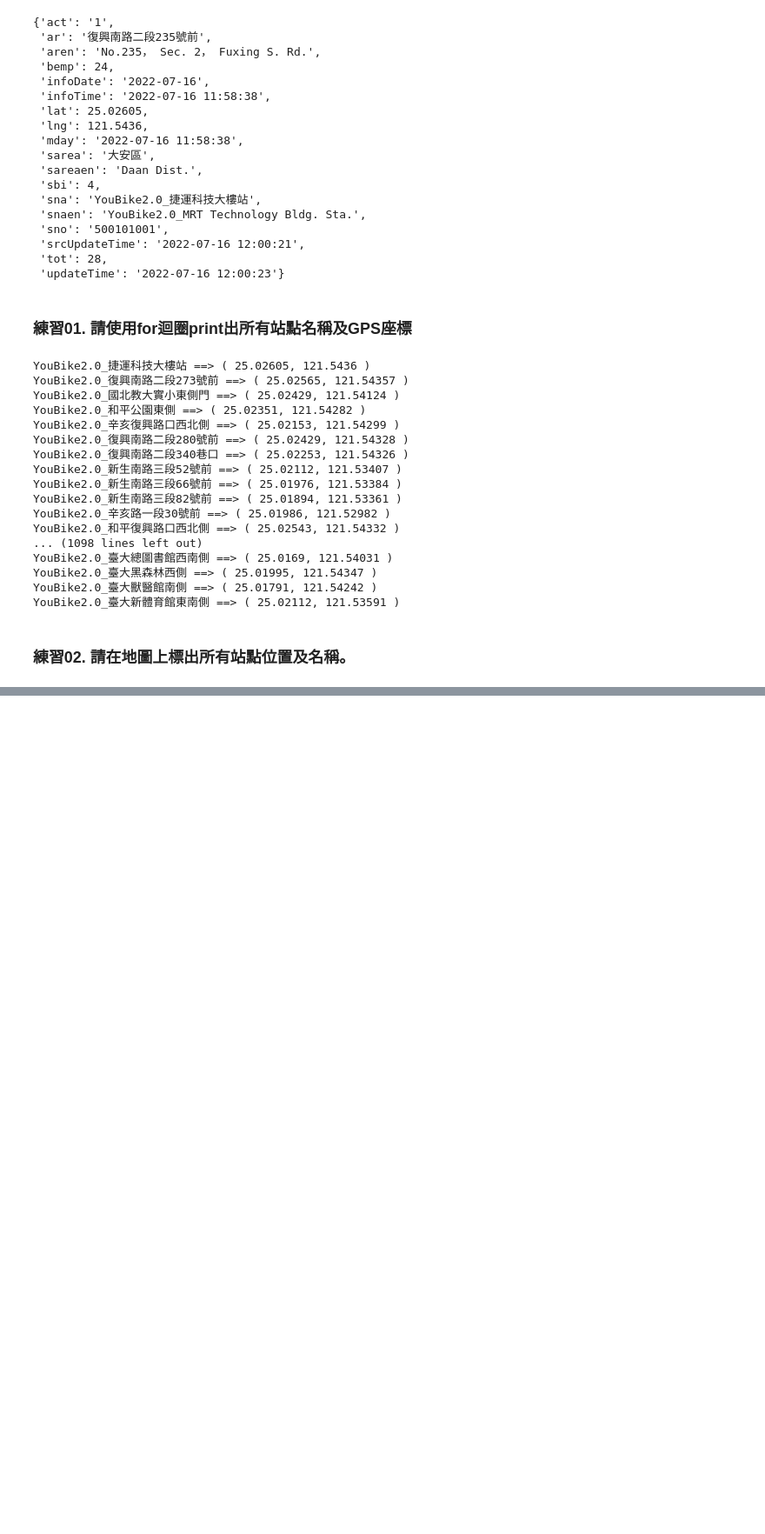
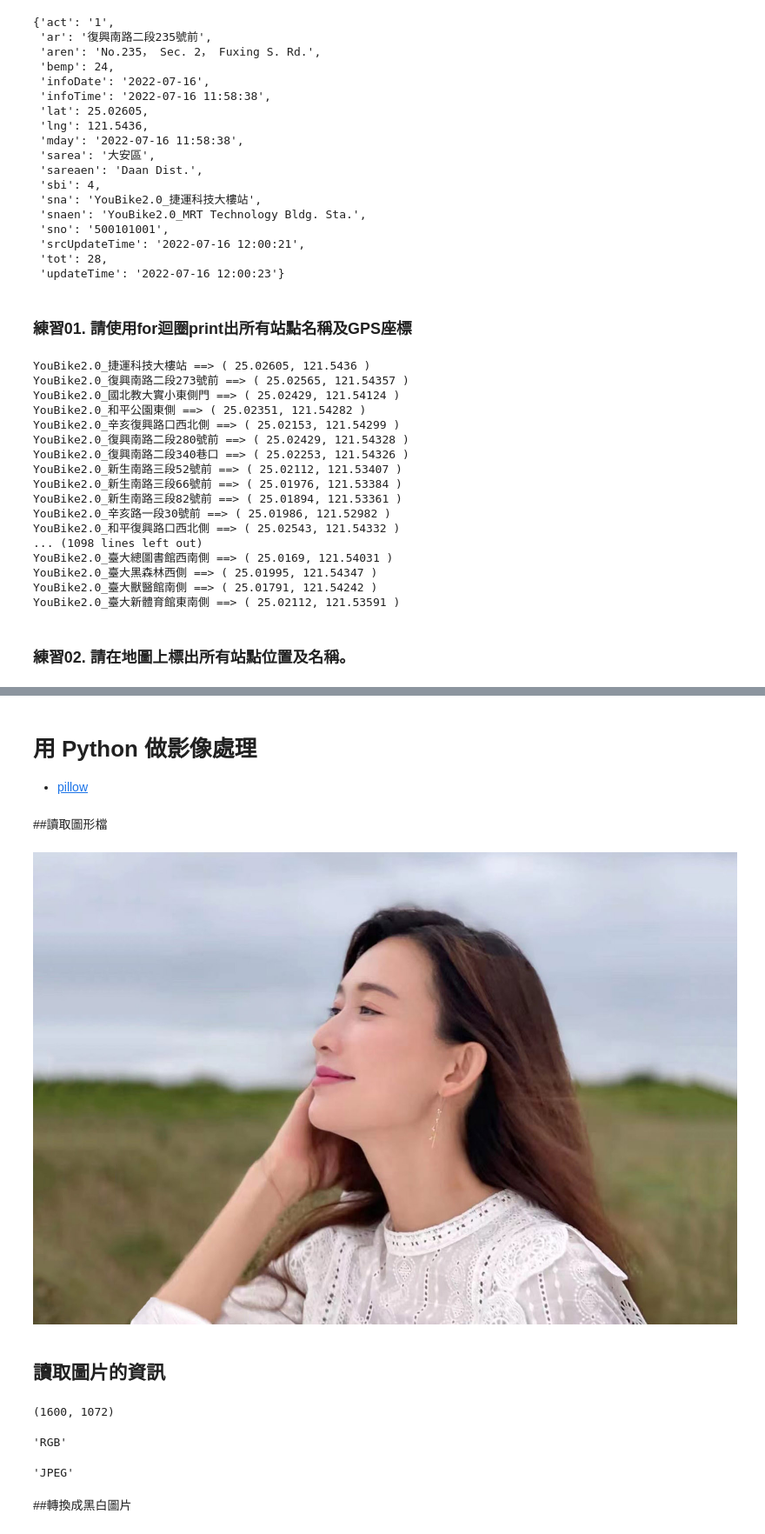
Before and after one commit to Kuo2022/20220702-python, a Jupyter notebook: 20220716.ipynb, the cells around one changed output, grey strips where cells are left out. Shown at 87% size. Saved outputs shown, nothing was run; the diff lists cells and outputs as text; code cells hidden in the pictures; blank space fills up the shorter version.

```diff
--- a/20220716.ipynb
+++ b/20220716.ipynb
@@ -345,3 +352,7 @@ for x in data:
 m
 # %% [output]
 [interactive output not drawn]
+# %% [markdown]
+# 用 Python 做影像處理
+
+* [pillow]()
@@ -347,0 +361,24 @@ m
+# %% [markdown]
+##讀取圖形檔
+# %%
+im = Image.open("lin.jpg")
+# %%
+im
+# %% [output]
+[figure, added]
+# %% [markdown]
+## 讀取圖片的資訊
+# %%
+im.size
+# %% [output]
+(1600, 1072)
+# %%
+im.mode
+# %% [output]
+'RGB'
+# %%
+im.format
+# %% [output]
+'JPEG'
+# %% [markdown]
+##轉換成黑白圖片
```
Also changed, not shown: parts of 12 cells of this notebook.
